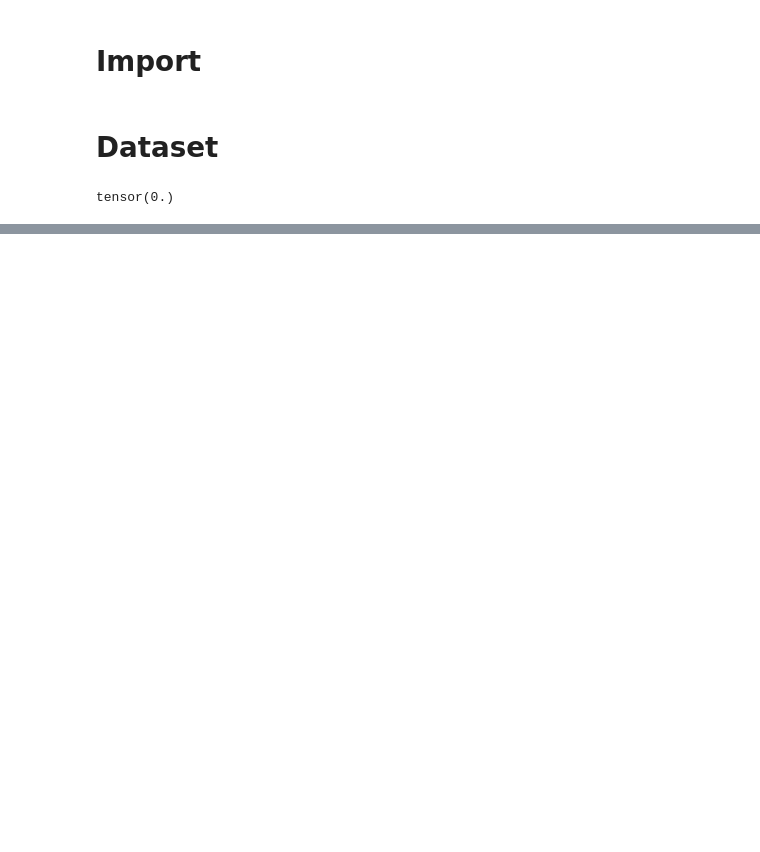
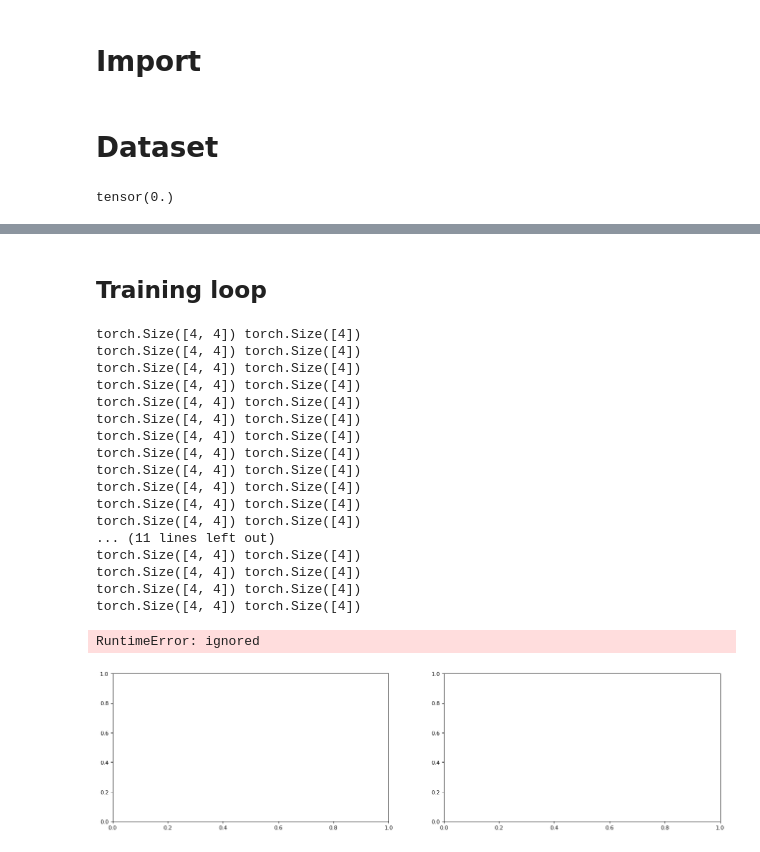
Before and after one commit to Roozbeh-Bazargani/CPSC540-project, a Jupyter notebook: baseline/ResNet_baseline.ipynb, the cells around one changed output, grey strips where cells are left out. Cells and saved outputs as stored; diff of their text form; code cells hidden in the pictures; blank space fills up the shorter version.

```diff
--- a/baseline/ResNet_baseline.ipynb
+++ b/baseline/ResNet_baseline.ipynb
@@ -74,0 +96,18 @@ plt.imshow(output.permute(1, 2, 0))
+# %%
+class NN(torch.nn.Module):
+    def __init__(self, num_classes):
+        super().__init__()
+        # self.num_classes = num_classes
+        self.model = torchvision.models.resnet18(pretrained=True)
+        self.model.fc = nn.Sequential(nn.Linear(in_features=512, out_features=num_classes, bias=True, ))#,
+                        #  nn.ReLU(),
+                        #  nn.Linear(in_features=1000, out_features=num_classes, bias=True))
+        print(self.model)
+
+    def forward(self, dictionary):
+      return {'label': self.model(dictionary['img'].cuda())}
+
+    def pred(self, dictionary):
+        return {'label': torch.argmax(self.model(dictionary['img'].cuda()), dim=1)}
+
+model = NN(num_classes=4).cuda()
@@ -74,0 +176,46 @@ plt.imshow(output.permute(1, 2, 0))
+# %% [markdown]
+## Training loop
+# %%
+# prepare plotting
+fig = plt.figure(figsize=(20, 5), dpi= 80, facecolor='w', edgecolor='k')
+axes = fig.subplots(1,2)
+
+optimizer = torch.optim.Adam(model.parameters(), lr=0.001)
+
+num_epochs = 2
+losses = []
+
+for e in range(num_epochs):
+    train_iter = iter(train_loader)
+    model.train()
+    for i in range(len(train_loader)):
+        batch_cpu = next(train_iter)
+        batch_gpu = dict_to_device(batch_cpu, 'cuda')
+        pred = model(batch_gpu)
+        pred_cpu = dict_to_device(pred, 'cpu')
+
+        loss = torch.nn.functional.cross_entropy(pred['label'], nn.functional.one_hot(batch_gpu['label']).double())
+        optimizer.zero_grad()
+        loss.backward()
+        optimizer.step()
+        losses.append(loss.item())
+# %% [output]
+torch.Size([4, 4]) torch.Size([4])
+torch.Size([4, 4]) torch.Size([4])
+torch.Size([4, 4]) torch.Size([4])
+torch.Size([4, 4]) torch.Size([4])
+torch.Size([4, 4]) torch.Size([4])
+torch.Size([4, 4]) torch.Size([4])
+torch.Size([4, 4]) torch.Size([4])
+torch.Size([4, 4]) torch.Size([4])
+torch.Size([4, 4]) torch.Size([4])
+torch.Size([4, 4]) torch.Size([4])
+torch.Size([4, 4]) torch.Size([4])
+torch.Size([4, 4]) torch.Size([4])
+... (11 lines left out)
+torch.Size([4, 4]) torch.Size([4])
+torch.Size([4, 4]) torch.Size([4])
+torch.Size([4, 4]) torch.Size([4])
+torch.Size([4, 4]) torch.Size([4])
+RuntimeError: ignored
+[figure, added]
```
Also changed, not shown: parts of 17 cells of this notebook.
